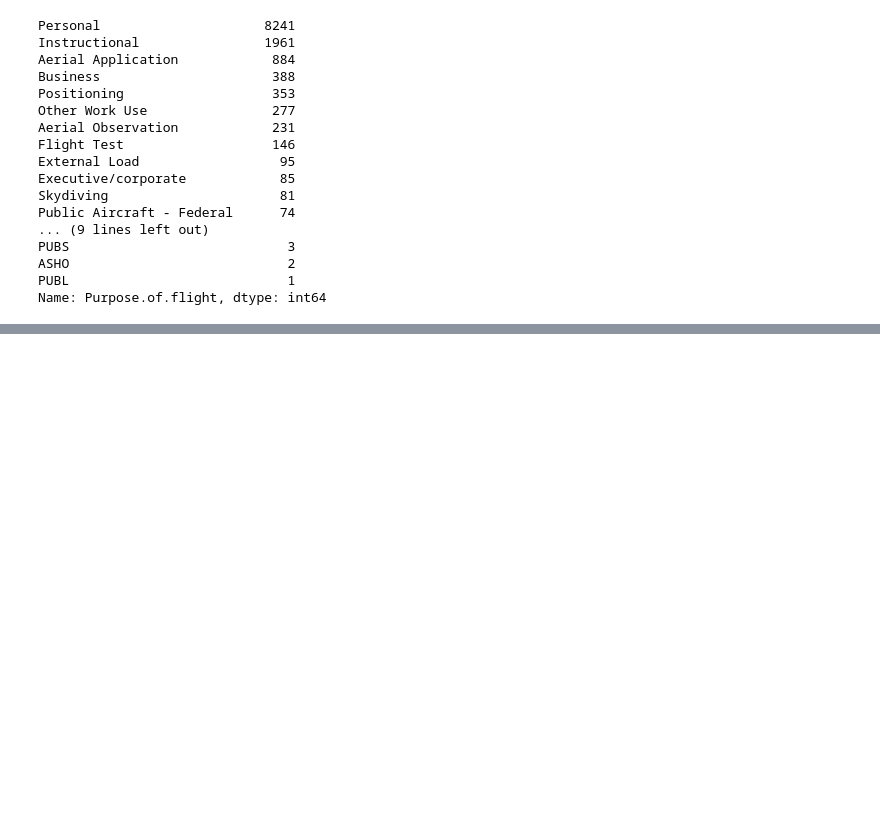
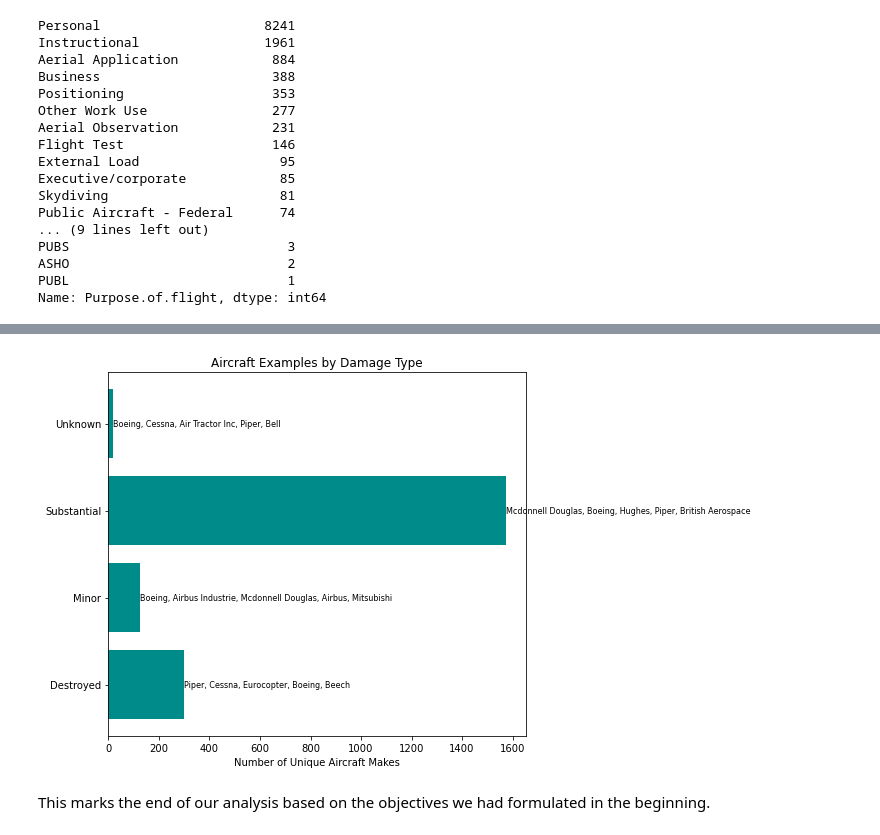
Before and after one commit to thomasamuti-cpu/Aviation_data-assignment, a Jupyter notebook: phase1_project.ipynb, the cells around one changed output, grey strips where cells are left out. Cells and saved outputs as stored; diff of their text form; code cells hidden in the pictures; blank space fills up the shorter version.

```diff
--- a/phase1_project.ipynb
+++ b/phase1_project.ipynb
@@ -460,0 +829,15 @@ Name: Purpose.of.flight, dtype: int64
+# %%
+# In the case of damage, the company needs to be aware of the extent of damage to the aircraft. To do this, we will look at the relation between Make (the least logged in) and mechanical reliability
+
+# Group aircraft makes by damage type and list all makes per damage
+damage_examples = (
+    aviation_data.groupby('Aircraft.damage')['Make']
+    .unique()  # get unique aircraft makes per damage type
+    .apply(list)  # convert to list for easier display
+)
+
+# Set max column width to display full content
+pd.set_option('display.max_colwidth', None)
+
+# Display the table
+damage_examples
@@ -460,0 +851,18 @@ Name: Purpose.of.flight, dtype: int64
+# %%
+# Illustrate in a horizontal bar graph (but since the figure is huge, we will plot the first 10 aircrafts by level of aircraft damage)
+plt.figure(figsize=(10,6))
+
+for i, damage in enumerate(damage_examples.index):
+    top_aircrafts = damage_examples[damage][:5]  # show top 5 for readability
+    plt.barh(i, len(damage_examples[damage]), color='darkcyan')
+    plt.text(len(damage_examples[damage]) + 0.2, i, ', '.join(top_aircrafts), va='center', fontsize=8)
+
+plt.yticks(range(len(damage_examples)), damage_examples.index)
+plt.xlabel("Number of Unique Aircraft Makes")
+plt.title("Aircraft Examples by Damage Type")
+plt.tight_layout()
+plt.show()
+# %% [output]
+[figure, added]
+# %% [markdown]
+This marks the end of our analysis based on the objectives we had formulated in the beginning.
```
Also changed, not shown: parts of 26 cells of this notebook.
